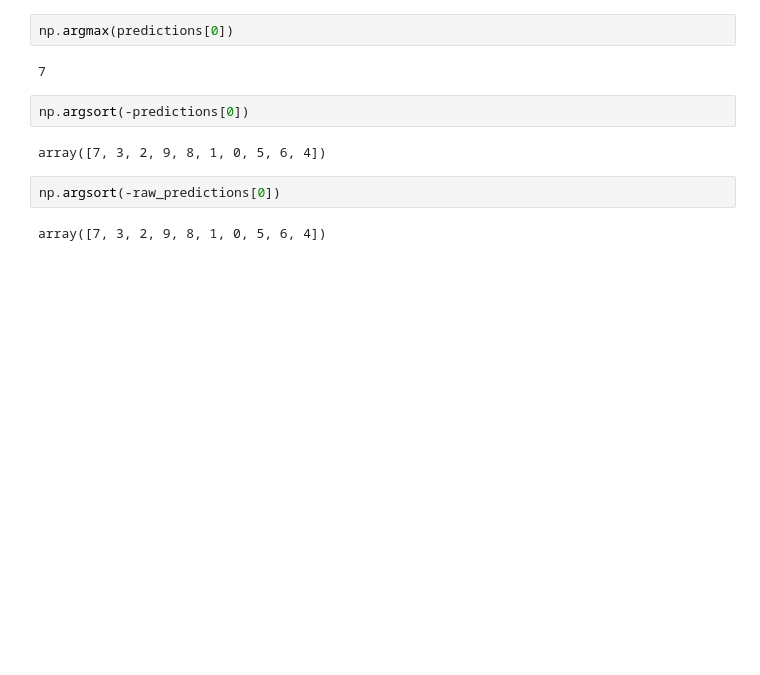
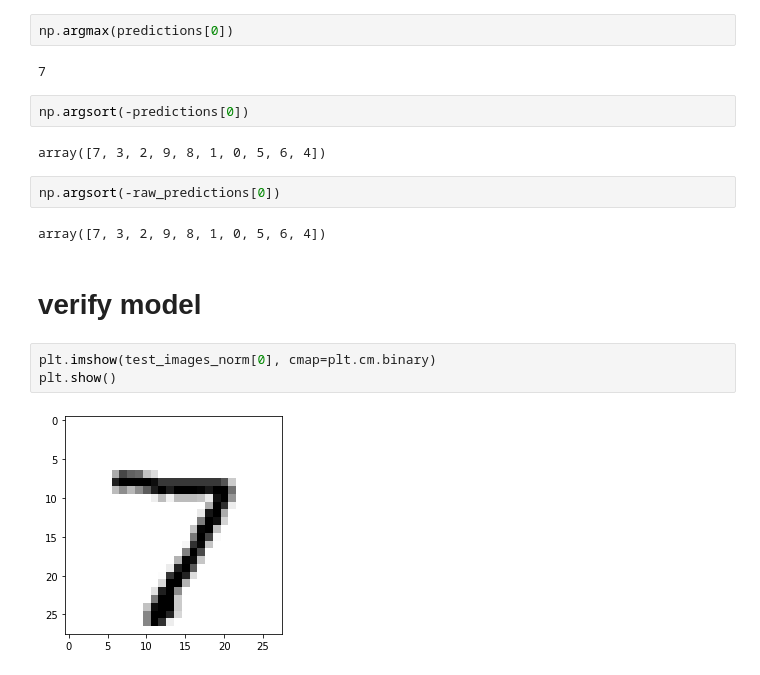
Before and after one commit to joe-suzuki/hw_recognition_model, a Jupyter notebook: simple_model/simple_model.ipynb, the cells around one changed output. Drawn from its saved outputs; the diff is of its cells as text; blank space fills up the shorter version.

```diff
--- a/simple_model/simple_model.ipynb
+++ b/simple_model/simple_model.ipynb
@@ -292,3 +292,10 @@ array([7, 3, 2, 9, 8, 1, 0, 5, 6, 4])
 np.argsort(-raw_predictions[0])
 # %% [output]
 array([7, 3, 2, 9, 8, 1, 0, 5, 6, 4])
+# %% [markdown]
+# verify model
+# %%
+plt.imshow(test_images_norm[0], cmap=plt.cm.binary)
+plt.show()
+# %% [output]
+[figure, added]
```
Also changed, not shown: parts of 4 cells of this notebook, 1 other file.
